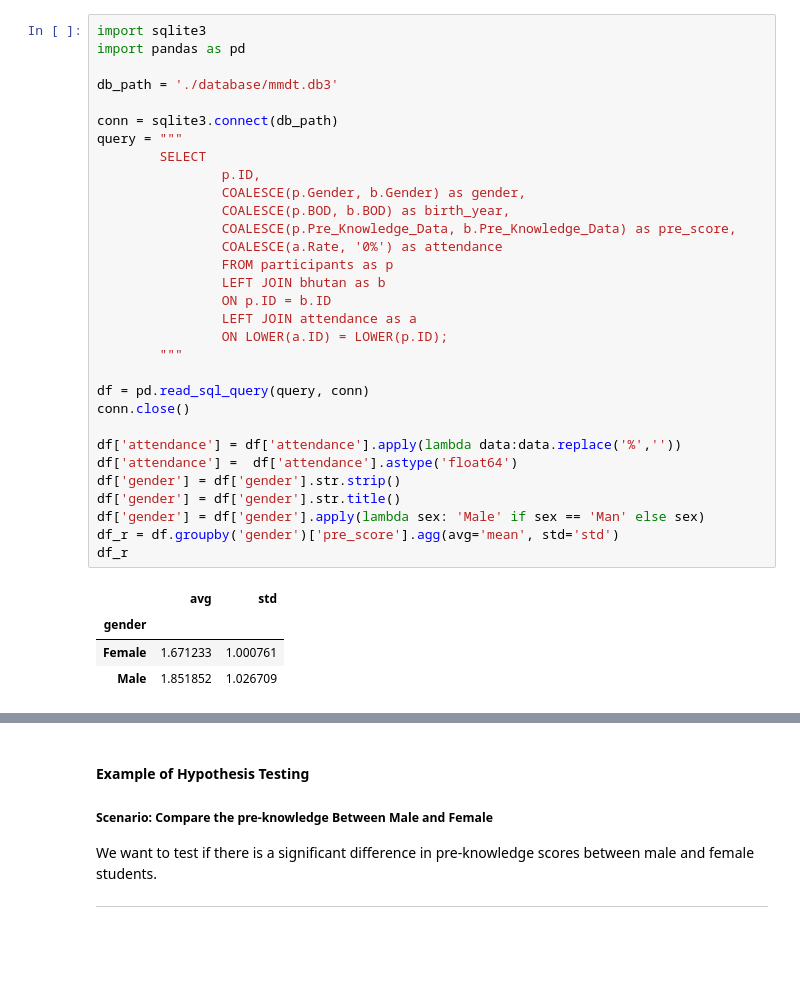
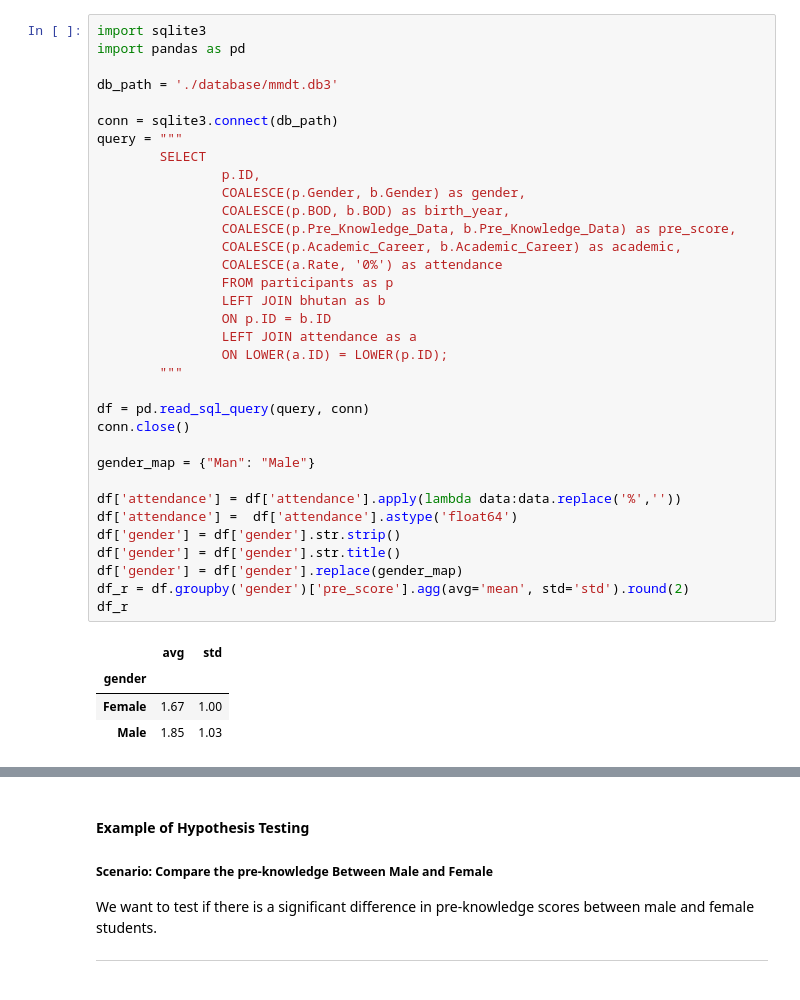
Before and after one commit to myothida/mmdt_statistics, a Jupyter notebook: 03_hypothesis_test.ipynb, the cells around one changed output, grey strips where cells are left out. Cells and saved outputs as stored; diff of their text form; blank space fills up the shorter version.

```diff
--- a/03_hypothesis_test.ipynb
+++ b/03_hypothesis_test.ipynb
@@ -72,34 +72,37 @@ import sqlite3
 import pandas as pd
 
 db_path = './database/mmdt.db3'
 
 conn = sqlite3.connect(db_path)
 query = """
         SELECT
                 p.ID,
                 COALESCE(p.Gender, b.Gender) as gender,
                 COALESCE(p.BOD, b.BOD) as birth_year,
                 COALESCE(p.Pre_Knowledge_Data, b.Pre_Knowledge_Data) as pre_score,
+                COALESCE(p.Academic_Career, b.Academic_Career) as academic,
                 COALESCE(a.Rate, '0%') as attendance
                 FROM participants as p
                 LEFT JOIN bhutan as b
                 ON p.ID = b.ID
                 LEFT JOIN attendance as a
                 ON LOWER(a.ID) = LOWER(p.ID);
         """
 
 df = pd.read_sql_query(query, conn)
 conn.close()
 
+gender_map = {"Man": "Male"}
+
 df['attendance'] = df['attendance'].apply(lambda data:data.replace('%',''))
 df['attendance'] =  df['attendance'].astype('float64')
 df['gender'] = df['gender'].str.strip()
 df['gender'] = df['gender'].str.title()
-df['gender'] = df['gender'].apply(lambda sex: 'Male' if sex == 'Man' else sex)
-df_r = df.groupby('gender')['pre_score'].agg(avg='mean', std='std')
+df['gender'] = df['gender'].replace(gender_map)
+df_r = df.groupby('gender')['pre_score'].agg(avg='mean', std='std').round(2)
 df_r
 # %% [output]
 |  | avg | std |
 | gender |  |  |
-| Female | 1.671233 | 1.000761 |
-| Male | 1.851852 | 1.026709 |
+| Female | 1.67 | 1.00 |
+| Male | 1.85 | 1.03 |
```
Also changed, not shown: parts of 6 cells of this notebook, 2 other files.
